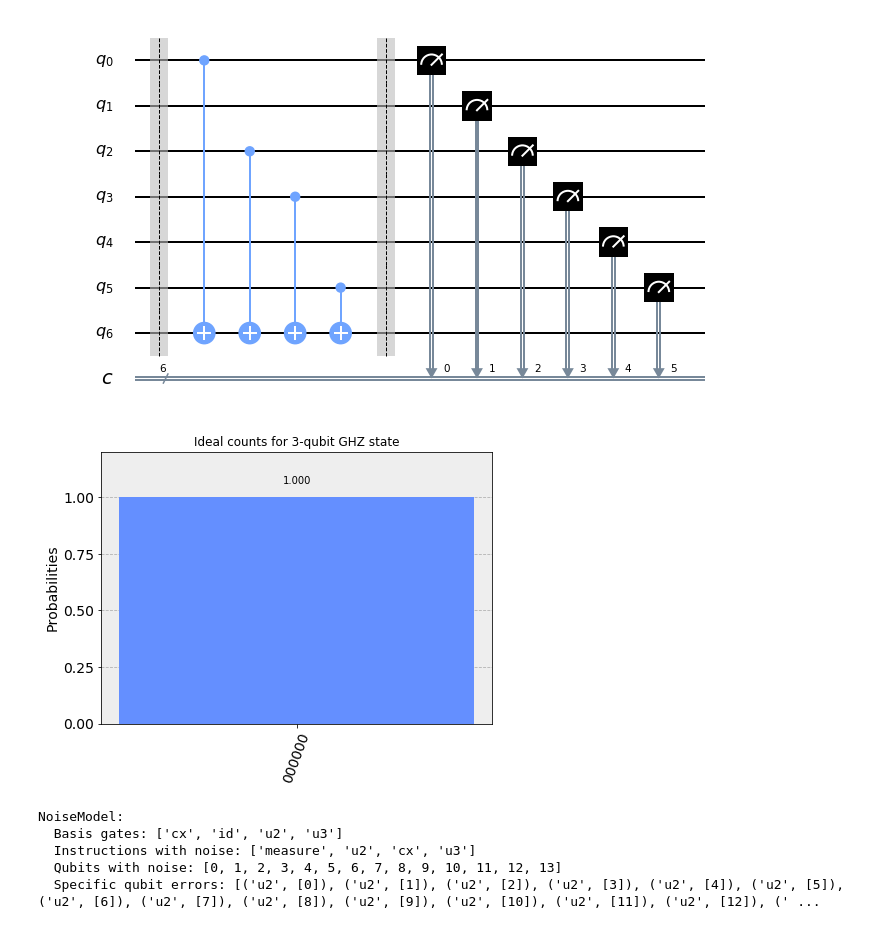
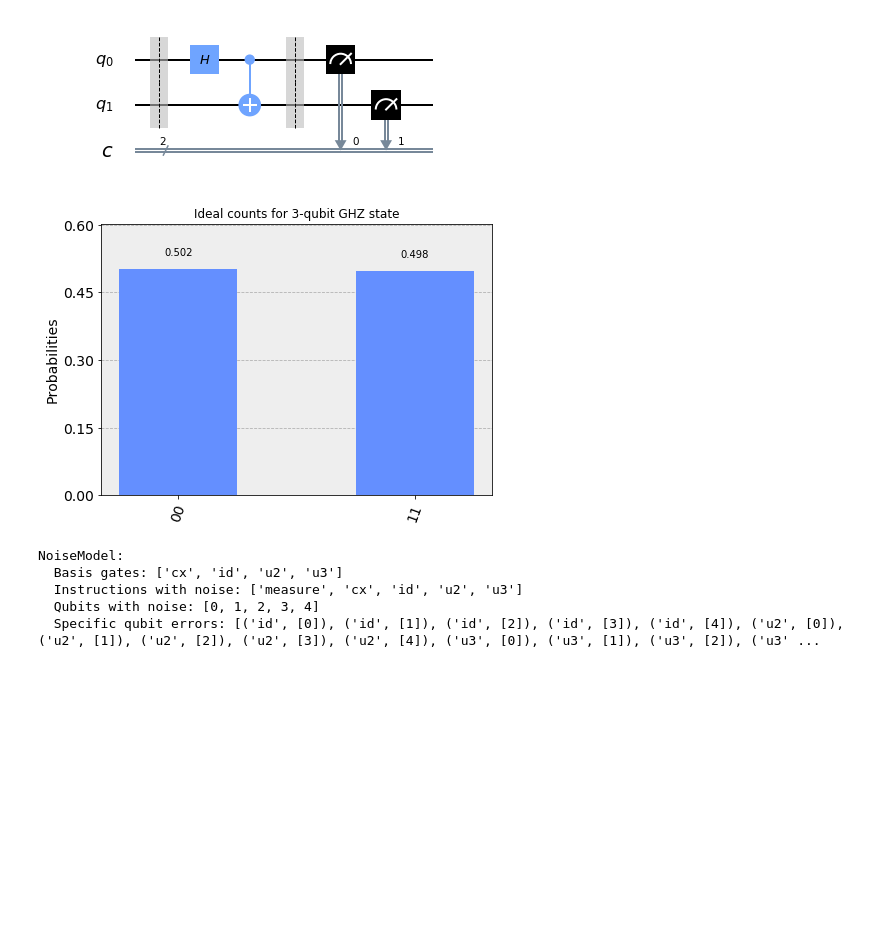
Before and after one commit to ilarburu/hackathon-bilbao-2019, a Jupyter notebook: Noise SImulator.ipynb, the cells around one changed output. Cells and saved outputs as stored; diff of their text form; code cells hidden in the pictures; blank space fills up the shorter version.

Commit message:
Add files via upload
Graficos de 2-qubit entangled

```diff
--- a/Noise SImulator.ipynb
+++ b/Noise SImulator.ipynb
@@ -24,10 +27,9 @@ secret_number = '101101'
 secret_length = len(secret_number)
 secret_range = range(secret_length)
 
-bb = QuantumCircuit(secret_length + 1, secret_length)
-for ii, yesno in enumerate(reversed(secret_number)):
-    if yesno == '1':
-        bb.cx(ii, secret_length)
+bb = QuantumCircuit(2, 2)
+bb.h(0)
+bb.cx(0,1)
 
 bb.draw(output='mpl')
 # %% [output]
@@ -35,16 +37,16 @@ bb.draw(output='mpl')
 # %%
 #
 # Circuito de medicion (no tocar)
 #
-circuit = QuantumCircuit(secret_length + 1, secret_length)
+circuit = QuantumCircuit(2, 2)
 circuit.barrier()
 circuit +=bb
 circuit.barrier()
-circuit.measure(secret_range, secret_range)
+circuit.measure([0, 1], [0,1])
 
 circuit.draw(output='mpl')
 # %% [output]
-[figure, old version]
+[figure, new version]
 # %%
 # Select the QasmSimulator from the Aer provider
 simulator = Aer.get_backend('qasm_simulator')
@@ -52,21 +54,30 @@ simulator = Aer.get_backend('qasm_simulator')
 # Execute and get counts
 result = execute(circuit, simulator).result()
 counts = result.get_counts(circuit)
-plot_histogram(counts, title='Ideal counts for 3-qubit GHZ state')
+plot_histogram(counts, title='Ideal counts for 2-qubit entagled state')
 # %% [output]
-[figure, old version]
+[figure, new version]
 # %%
 # List of gate times for ibmq_14_melbourne device
 # Note that the None parameter for u1, u2, u3 is because gate
 # times are the same for all qubits
 gate_times = [
-    ('u1', None, 0), ('u2', None, 100), ('u3', None, 200),
-    ('cx', [1, 0], 678), ('cx', [1, 2], 547), ('cx', [2, 3], 721),
-    ('cx', [4, 3], 733), ('cx', [4, 10], 721), ('cx', [5, 4], 800),
-    ('cx', [5, 6], 800), ('cx', [5, 9], 895), ('cx', [6, 8], 895),
-    ('cx', [7, 8], 640), ('cx', [9, 8], 895), ('cx', [9, 10], 800),
-    ('cx', [11, 10], 721), ('cx', [11, 3], 634), ('cx', [12, 2], 773),
-    ('cx', [13, 1], 2286), ('cx', [13, 12], 1504), ('cx', [], 800)
+    ('u1', None, 0)
+    , ('u2', None, 100)
+    , ('u3', None, 200)
+    , ('cx', [0, 1], 500)
+    , ('cx', [0, 2], 500)
+    , ('cx', [1, 0], 500)
+    , ('cx', [1, 2], 500)
+    , ('cx', [2, 0], 500)
+    , ('cx', [2, 1], 500)
+    , ('cx', [2, 3], 500)
+    , ('cx', [2, 4], 500)
+    , ('cx', [3, 2], 500)
+    , ('cx', [3, 4], 500)
+    , ('cx', [4, 2], 500)
+    , ('cx', [4, 3], 500)
+    , ('cx', [], 800)
 ]
 
 # Construct the noise model from backend properties
@@ -76,9 +87,9 @@ print(noise_model)
 # %% [output]
 NoiseModel:
   Basis gates: ['cx', 'id', 'u2', 'u3']
-  Instructions with noise: ['measure', 'u2', 'cx', 'u3']
-  Qubits with noise: [0, 1, 2, 3, 4, 5, 6, 7, 8, 9, 10, 11, 12, 13]
-  Specific qubit errors: [('u2', [0]), ('u2', [1]), ('u2', [2]), ('u2', [3]), ('u2', [4]), ('u2', [5]), ('u2', [6]), ('u2', [7]), ('u2', [8]), ('u2', [9]), ('u2', [10]), ('u2', [11]), ('u2', [12]), (' ...
+  Instructions with noise: ['measure', 'cx', 'id', 'u2', 'u3']
+  Qubits with noise: [0, 1, 2, 3, 4]
+  Specific qubit errors: [('id', [0]), ('id', [1]), ('id', [2]), ('id', [3]), ('id', [4]), ('u2', [0]), ('u2', [1]), ('u2', [2]), ('u2', [3]), ('u2', [4]), ('u3', [0]), ('u3', [1]), ('u3', [2]), ('u3' ...
 # %%
 # Get the basis gates for the noise model
 basis_gates = noise_model.basis_gates
```
Also changed, not shown: parts of 5 cells of this notebook.
